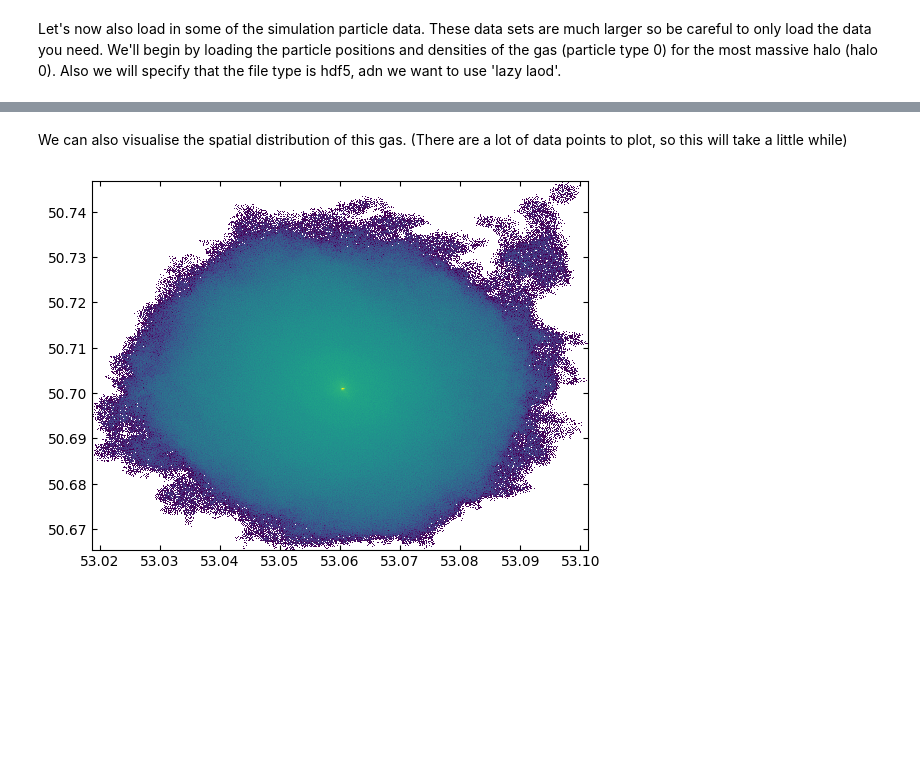
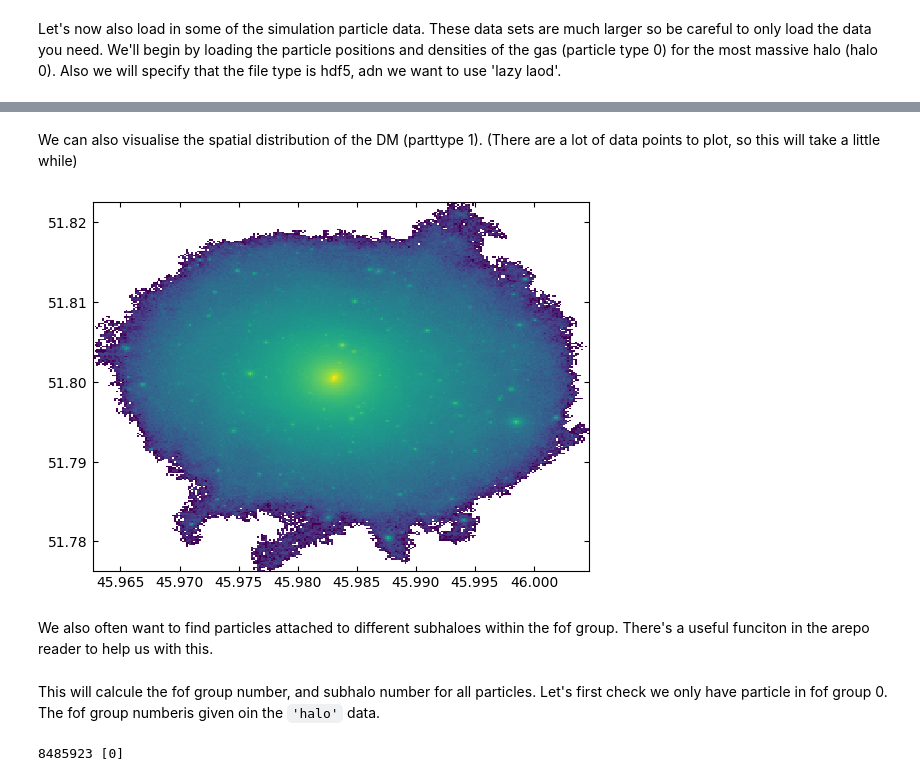
Before and after one commit to Shaun-T-Brown/LYRA_reader_example, a Jupyter notebook: Lyra_arepo_reader.ipynb, the cells around one changed output, grey strips where cells are left out. Drawn from its saved outputs; the diff is of its cells as text; code cells hidden in the pictures; blank space fills up the shorter version.

```diff
--- a/Lyra_arepo_reader.ipynb
+++ b/Lyra_arepo_reader.ipynb
@@ -9,7 +9,7 @@ import arepo_utils as ar
 # %% [markdown]
 Let's also specify the path to simulation data, and name of the original lyra haloes. And the nuber of snapshots in each file.
 # %%
-loc = '/cosma8/data/dp004/lyra/original_sample/'
+loc = '/cosma8/data/dp004/lyra/lowmass_sample/SNII_UVBmodFG20/'
 suffix = '/output/'
-halo = 'T1_Aug'
+halo = 'halo_007'
 # %% [markdown]
@@ -17,7 +17,7 @@ We'll begin the analysis by loading some unformaiton about the galaxies and halo
 # %%
-#load T1_Aug
-snap_num = 187
+snap_num = 127
 sf = ar.gadget_subfind.load_subfind(snap_num, dir=loc + halo + suffix)
+sf_add = ar.gadget_subfind.load_subfind(snap_num, dir=loc + halo + suffix, base="fof_subhalo_additional_")
 # %% [markdown]
 We can see what data is available to us by printing all the available keys.
 # %%
@@ -61,6 +73,6 @@ We see that in general more massive haloes, i.e. those with more DM, contain mor
 # %% [markdown]
 Let's now also load in some of the simulation particle data. These data sets are much larger so be careful to only load the data you need. We'll begin by loading the particle positions and densities of the gas (particle type 0) for the most massive halo (halo 0). Also we will specify that the file type is hdf5, adn we want to use 'lazy laod'.
 # %%
-sn = ar.gadget_snap.gadget_snapshot(loc + halo + suffix + 'snapdir_187/snapshot_187',loadonlytype=[0], loadonlyhalo = 0, subfind = sf, hdf5=True, lazy_load=True)
+sn = ar.gadget_snap.gadget_snapshot(loc + halo + suffix + 'snapdir_127/snapshot_127',loadonlytype=[1], loadonlyhalo = 0, subfind = sf, hdf5=True, lazy_load=True)
 print(sn.data.keys())
 # %% [output]
@@ -79,9 +82,11 @@ Text(0.5, 0, 'density [10^10 Msun /Mpc**3]')
 # %% [markdown]
-We can also visualise the spatial distribution of this gas. (There are a lot of data points to plot, so this will take a little while)
+We can also visualise the spatial distribution of the DM (parttype 1). (There are a lot of data points to plot, so this will take a little while)
 # %%
 #sort data by density, so most dense gas sits on top of plot
 import matplotlib as mpl
 
-out = plt.hist2d(sn.data['pos'][:,0], sn.data['pos'][:,1], norm=mpl.colors.LogNorm(), bins = 512)
+out = plt.hist2d(sn.data['pos'][:,0], sn.data['pos'][:,1], norm=mpl.colors.LogNorm(), bins = 256)
 # %% [output]
-[figure, old version]
+[figure, new version]
+# %% [markdown]
+We also often want to find particles attached to different subhaloes within the fof group. There's a useful funciton in the arepo reader to help us with this.
@@ -87,0 +95,6 @@ out = plt.hist2d(sn.data['pos'][:,0], sn.data['pos'][:,1], norm=mpl.colors.LogNo
+# %% [markdown]
+This will calcule the fof group number, and subhalo number for all particles. Let's first check we only have particle in fof group 0. The fof group numberis given oin the `'halo'` data.
+# %%
+print(len(sn.data['halo']), np.unique(sn.data['halo']))
+# %% [output]
+8485923 [0]
```
Also changed, not shown: parts of 16 cells of this notebook.
